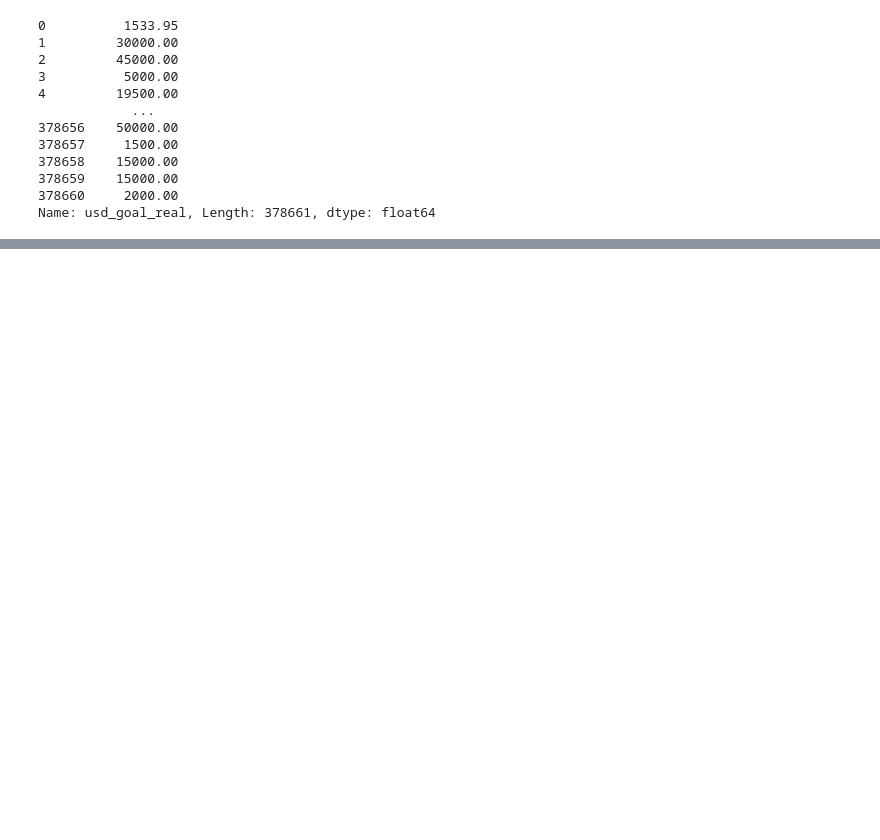
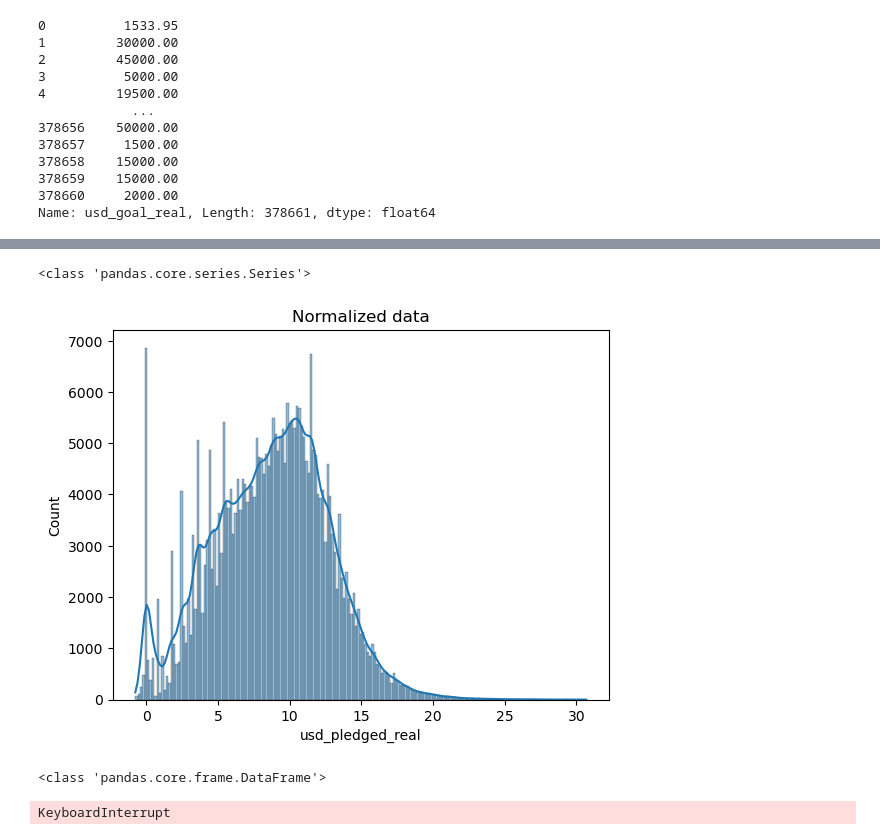
Before and after one commit to albert-joonyoung-park/kaggle-lessons, a Jupyter notebook: kaggle-data-cleaning.ipynb, the cells around one changed output, grey strips where cells are left out. Drawn from its saved outputs; the diff is of its cells as text; code cells hidden in the pictures; blank space fills up the shorter version.

Commit message:
Kaggle Notebook | kaggle-data-cleaning | Version 7

```diff
--- a/kaggle-data-cleaning.ipynb
+++ b/kaggle-data-cleaning.ipynb
@@ -769,0 +805,33 @@ fig, ax = plt.subplots(num=10, clear=True)
+# %%
+# Normalize the data, the amount of money pledged to each campaign - column 'usd_pledged_real'
+
+print("\nPrinting 'kickstarters_2017.usd_pledged_real':\n", kickstarters_2017.usd_pledged_real)
+print(type(kickstarters_2017.usd_pledged_real))
+print("_"*70)
+
+# get the index of all positive pledges (Box-Cox only takes positive values)
+index_of_positive_pledges = kickstarters_2017.usd_pledged_real > 0  # returns a Series object - Boolean Series
+print("\nPrinting 'index_of_positive_pledges':\n", index_of_positive_pledges)
+print(type(index_of_positive_pledges))
+print("_"*70)
+
+# get only positive pledges (using their indexes)
+positive_pledges = kickstarters_2017.usd_pledged_real.loc[index_of_positive_pledges]  # With Boolean Series argument, the df filters the rows with True value
+print("\nPrinting 'positive_pledges':\n", positive_pledges)
+print(type(positive_pledges))
+print("_"*70)
+
+# normalize the pledges (w/ Box-Cox)
+normalized_pledges = pd.Series(stats.boxcox(positive_pledges)[0],
+                               name='usd_pledged_real', index=positive_pledges.index)
+
+#normalized_pledges = pd.Series(stats.boxcox(positive_pledges)[0])  # boxcox() returns a tuple, the first return argument being the array of the transformed normailzed data, create a Series object with the same name and index as used in the original data
+
+print('Original data\nPreview:\n', positive_pledges.head())
+print('Minimum value:', float(positive_pledges.min()),
+      '\nMaximum value:', float(positive_pledges.max()))
+print('_'*30)
+
+print('\nNormalized data\nPreview:\n', normalized_pledges.head())
+print('Minimum value:', float(normalized_pledges.min()),
+      '\nMaximum value:', float(normalized_pledges.max()))
@@ -769,0 +856,20 @@ fig, ax = plt.subplots(num=10, clear=True)
+# %%
+# plot normalized data
+print(type(normalized_pledges))
+ax = sns.histplot(normalized_pledges, kde=True)
+ax.set_title("Normalized data")
+#print(type(ax))
+plt.show()
+# %% [output]
+<class 'pandas.core.series.Series'>
+[figure, added]
+# %%
+# plot scaled data
+print(type(scaled_goal_data))
+ax = sns.histplot(scaled_goal_data, kde=True)
+ax.set_title("Scaled data")
+#print(type(ax))
+plt.show()
+# %% [output]
+<class 'pandas.core.frame.DataFrame'>
+KeyboardInterrupt
```
Also changed, not shown: parts of 14 cells of this notebook.
